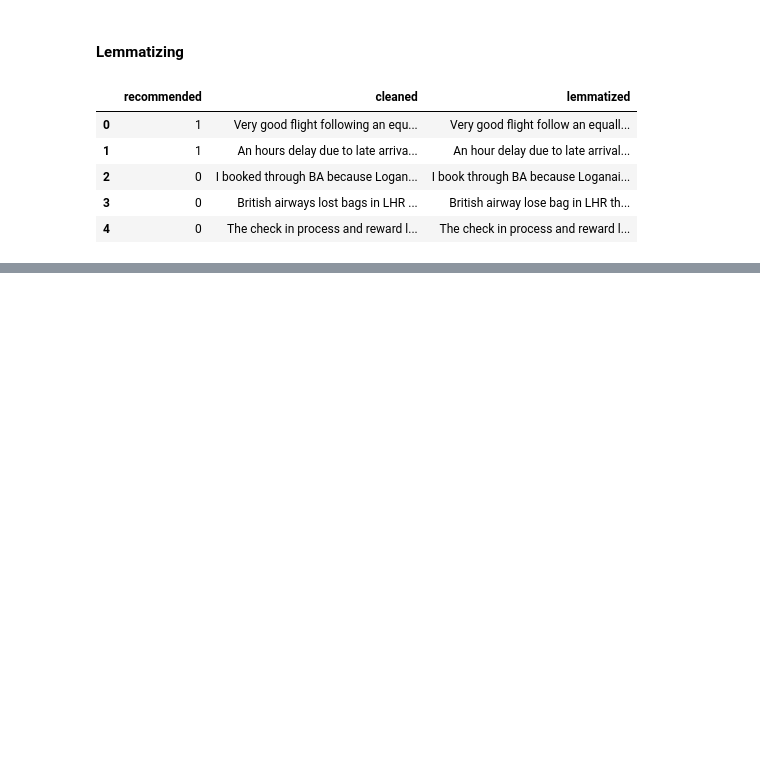
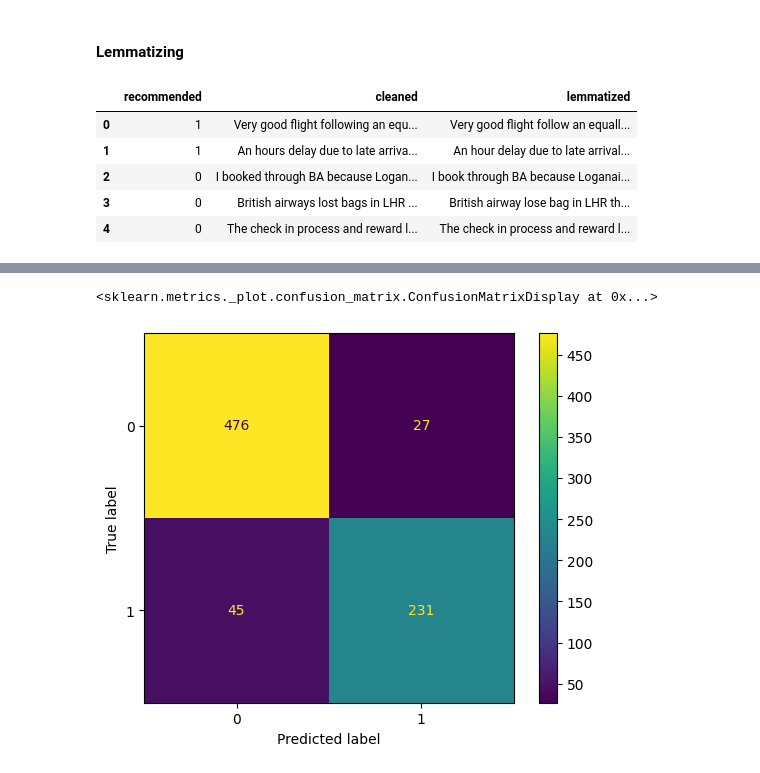
Before and after one commit to ryslipe/british_airlines, a Jupyter notebook: notebooks/07_sgdclassifier_model.ipynb, the cells around one changed output, grey strips where cells are left out. Drawn from its saved outputs; the diff is of its cells as text; code cells hidden in the pictures; blank space fills up the shorter version.

```diff
--- a/notebooks/07_sgdclassifier_model.ipynb
+++ b/notebooks/07_sgdclassifier_model.ipynb
@@ -141,0 +414,5 @@ ConfusionMatrixDisplay.from_estimator(sgd_lem, X_test_lem, y_test)
+# %%
+ConfusionMatrixDisplay.from_estimator(pipeline, X_test_stem, y_test)
+# %% [output]
+<sklearn.metrics._plot.confusion_matrix.ConfusionMatrixDisplay at 0x...>
+[figure, added]
```
Also changed, not shown: parts of 16 cells of this notebook, 6 other files.
